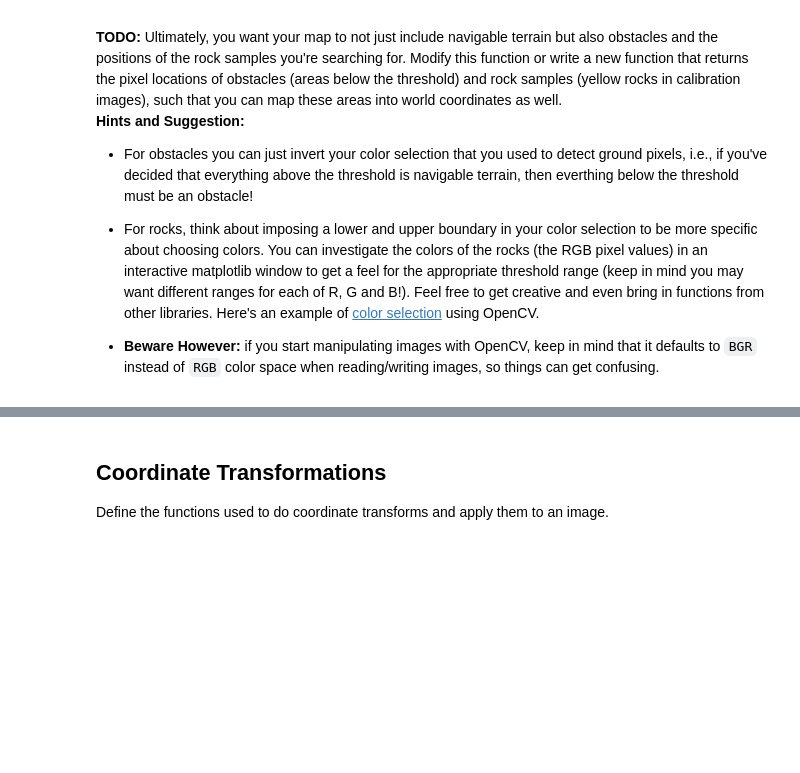
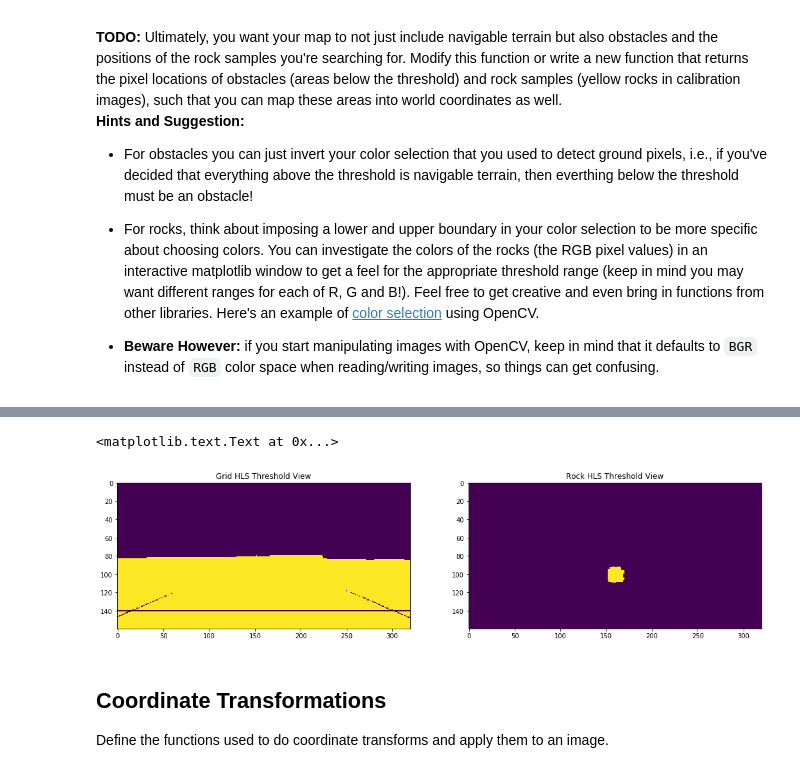
Before and after one commit to Amay22/Robotics-Rover, a Jupyter notebook: code/Rover_Project_Test_Notebook.ipynb, the cells around one changed output, grey strips where cells are left out. Drawn from its saved outputs; the diff is of its cells as text; code cells hidden in the pictures; blank space fills up the shorter version.

```diff
--- a/code/Rover_Project_Test_Notebook.ipynb
+++ b/code/Rover_Project_Test_Notebook.ipynb
@@ -158,3 +123,58 @@ plt.imshow(threshed, cmap='gray')
+# %%
+# Converts image to from RBG to HLS
+# Identify pixels above the threshold above and below given thresholds
+def filter_hls_thresholding(img, thresh_min, thresh_max, height = None):
+
+    hls_img = img.copy() # make a copy
+    cv2.cvtColor(hls_img, cv2.COLOR_BGR2HLS) # convert image to hls
+
+    # a matrix of zeros same xy size as img, but a single channel
+    binary_img = np.zeros_like(img[:,:,0])
+
+
+    # Require that each pixel be above all three threshold values in HLS
+    # within_thresh will now contain a boolean array with "True" where threshold was met
+    within_thresh = (hls_img[:,:,0] >= thresh_min[0]) & (hls_img[:,:,0] <= thresh_max[0]) & \
+                  (hls_img[:,:,1] >= thresh_min[1]) & (hls_img[:,:,1] <= thresh_max[1]) & \
+                  (hls_img[:,:,2] >= thresh_min[2]) & (hls_img[:,:,2] <= thresh_max[2])
+
+    # Index the array of zeros with the boolean array and set to 1
+    binary_img[within_thresh] = 1
+
+    if height is not None:
+        binary_img[:height, :] = 0
+
+    return binary_img
+
+# Identify pixels above the threshold
+# Threshold of RGB > 160 does a nice job of identifying ground pixels only
+def color_thresh(img, rgb_thresh=(160, 160, 160)):
+    # Create an array of zeros same xy size as img, but single channel
+    color_select = np.zeros_like(img[:,:,0])
+    # Require that each pixel be above all three threshold values in RGB
+    # above_thresh will now contain a boolean array with "True"
+    # where threshold was met
+    above_thresh = (img[:,:,0] > rgb_thresh[0]) \
+                & (img[:,:,1] > rgb_thresh[1]) \
+                & (img[:,:,2] > rgb_thresh[2])
+    # Index the array of zeros with the boolean array and set to 1
+    color_select[above_thresh] = 1
+    # Return the binary image
+    return color_select
+
+fig = plt.figure(figsize=(18,10))
+plt.subplot(121)
+plt.imshow(filter_hls_thresholding(grid_img, thresh_min=(0, 100, 70), thresh_max=(255, 255, 255), height=70))
+plt.title('Grid HLS Threshold View')
+plt.subplot(122)
+plt.imshow(filter_hls_thresholding(rock_img, thresh_min=(0, 100, 0), thresh_max=(255, 255, 70)))
+plt.title('Rock HLS Threshold View')
+
+# plt.imshow(threshed, cmap='gray')
+#scipy.misc.imsave('../output/warped_threshed.jpg', threshed*255)
+# %% [output]
+<matplotlib.text.Text at 0x...>
+[figure, added]
 # %% [markdown]
 ## Coordinate Transformations
 Define the functions used to do coordinate transforms and apply them to an image.
```
Also changed, not shown: parts of 9 cells of this notebook, 11 other files.
